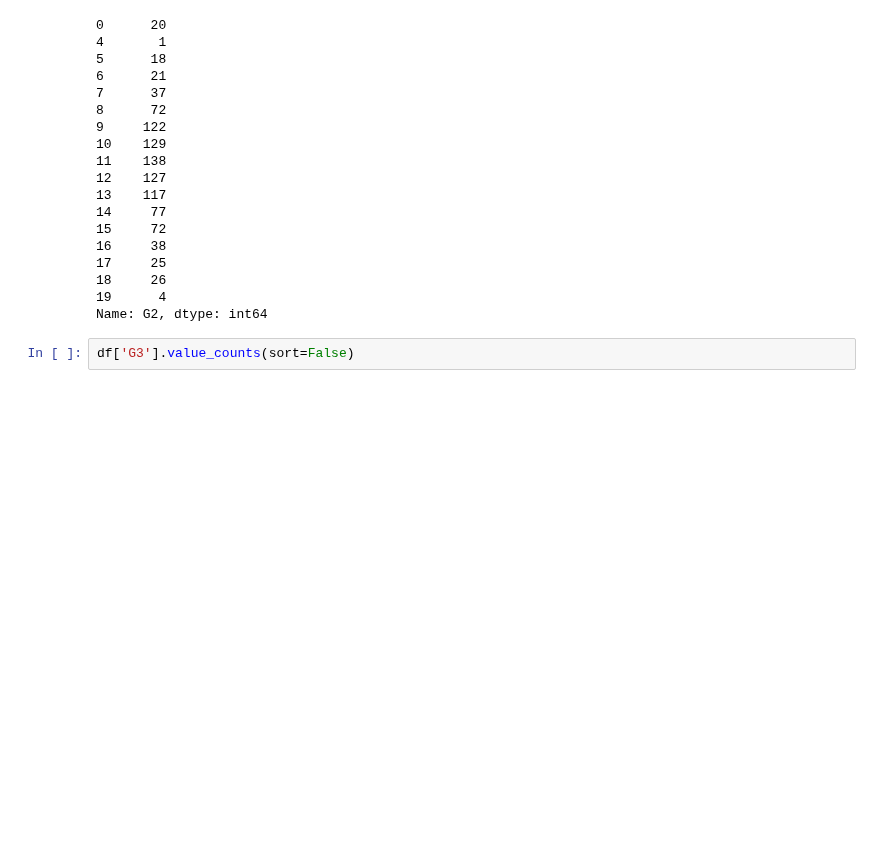
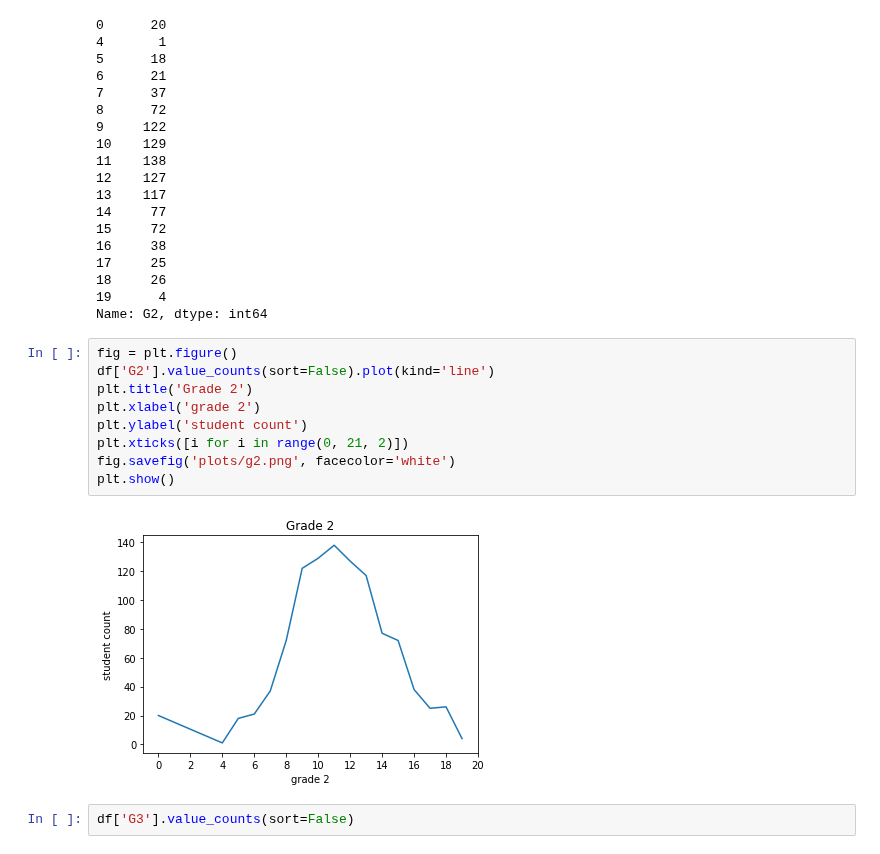
Before and after one commit to TharindaNimnajith/student-performance, a Jupyter notebook: dataset_analysis/column_data_analysis.ipynb, the cells around one changed output. Saved outputs shown, nothing was run; the diff lists cells and outputs as text; blank space fills up the shorter version.

```diff
--- a/dataset_analysis/column_data_analysis.ipynb
+++ b/dataset_analysis/column_data_analysis.ipynb
@@ -603,6 +627,17 @@ df['G2'].value_counts(sort=False)
 18     26
 19      4
 Name: G2, dtype: int64
+# %%
+fig = plt.figure()
+df['G2'].value_counts(sort=False).plot(kind='line')
+plt.title('Grade 2')
+plt.xlabel('grade 2')
+plt.ylabel('student count')
+plt.xticks([i for i in range(0, 21, 2)])
+fig.savefig('plots/g2.png', facecolor='white')
+plt.show()
+# %% [output]
+[figure, added]
 # %%
 df['G3'].value_counts(sort=False)
 # %% [output]
```
Also changed, not shown: parts of 30 cells of this notebook, 18 other files.
